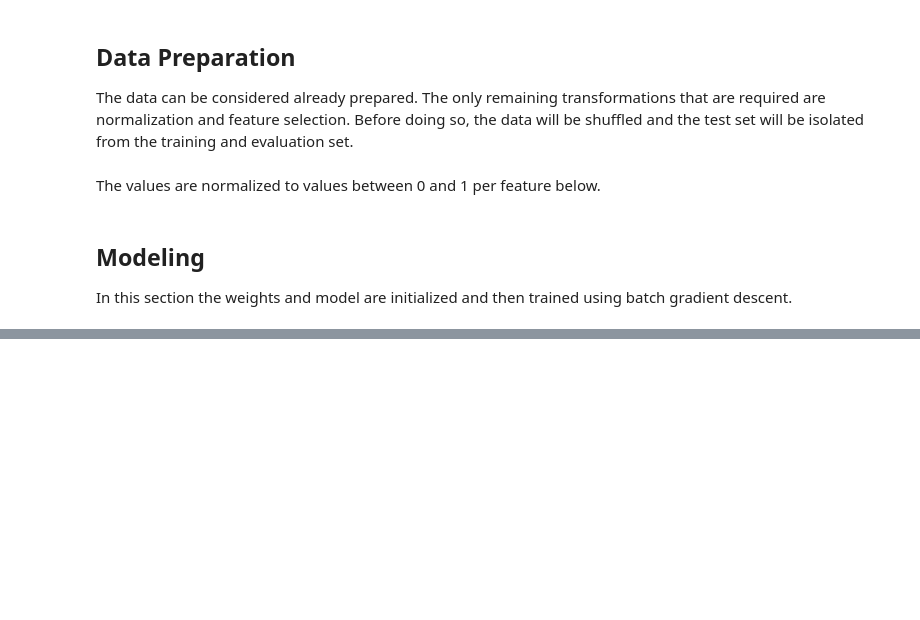
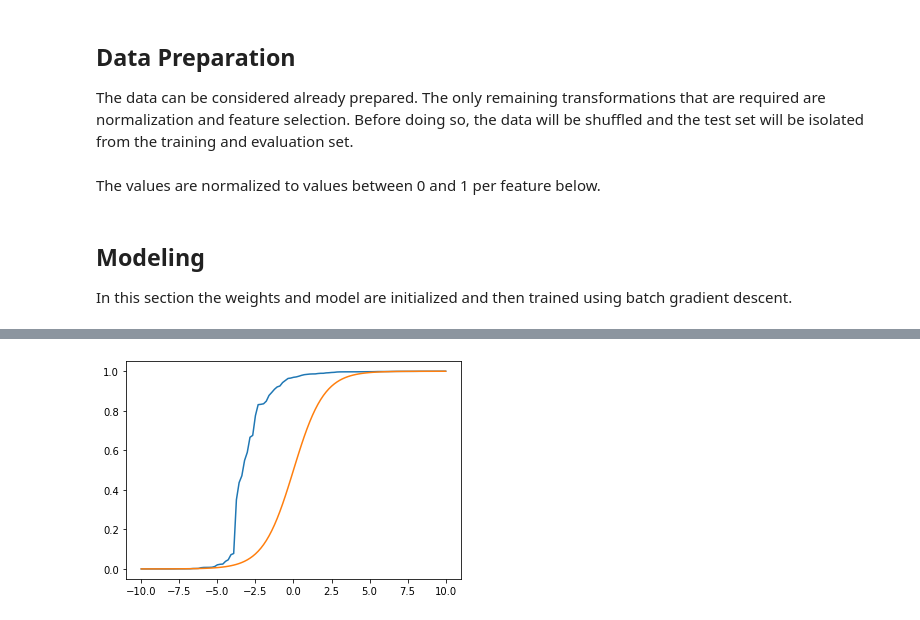
Before and after one commit to zarifatai/ml, a Jupyter notebook: logistic_regression_project.ipynb, the cells around one changed output, grey strips where cells are left out. Saved outputs shown, nothing was run; the diff lists cells and outputs as text; code cells hidden in the pictures; blank space fills up the shorter version.

```diff
--- a/logistic_regression_project.ipynb
+++ b/logistic_regression_project.ipynb
@@ -259,0 +245,3 @@ def calc_gradient(w, x, y):
+# %%
+probabilities = calc_y_estimate(X_val, w_h[iteration_lowest_cost_val])
+predictions = np.where(probabilities >= 0.5, 1, 0)
@@ -259,0 +254,11 @@ def calc_gradient(w, x, y):
+# %%
+x = np.linspace(-10, 10, X_val.shape[0])
+logit = []
+for i in x:
+    logit.append(1/(1+np.exp(-i)))
+
+plt.plot(x, sorted(probabilities))
+plt.plot(x, logit)
+plt.show()
+# %% [output]
+[figure, added]
```
Also changed, not shown: parts of 15 cells of this notebook.
